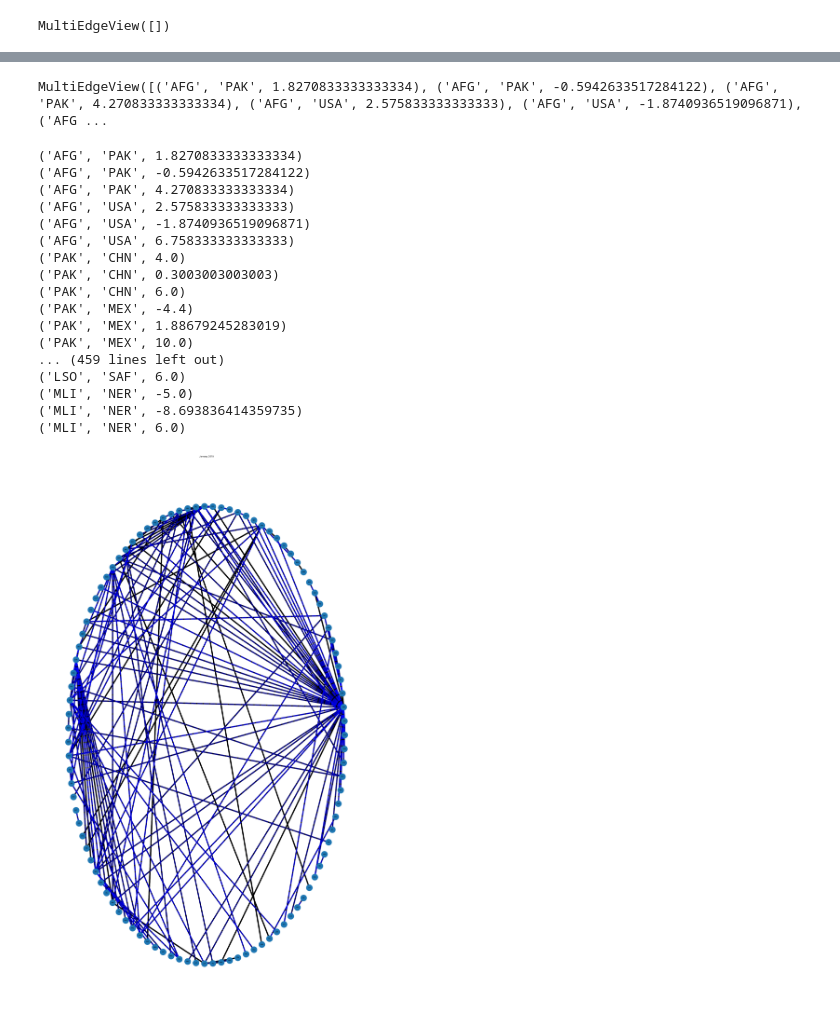
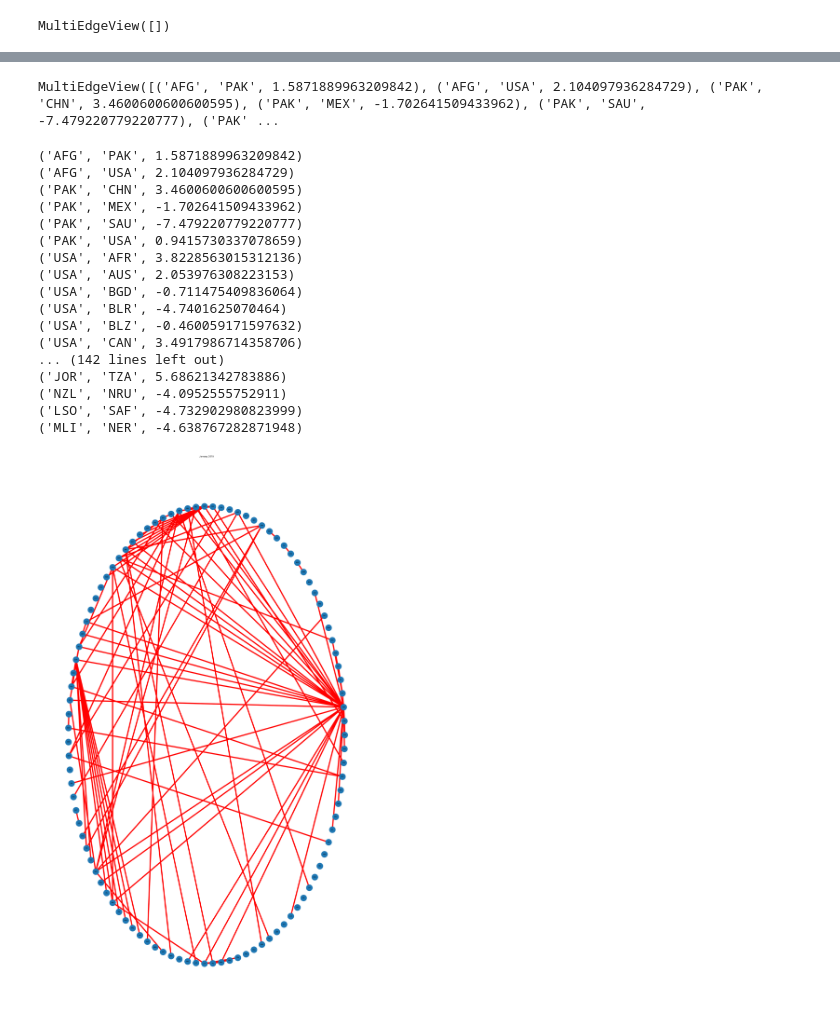
Before and after one commit to marin-o/xai-graphs, a Jupyter notebook: notebooks/graphs.ipynb, the cells around one changed output, grey strips where cells are left out. Cells and saved outputs as stored; diff of their text form; code cells hidden in the pictures.

Commit message:
displaying weight distribution

```diff
--- a/notebooks/graphs.ipynb
+++ b/notebooks/graphs.ipynb
@@ -40,7 +40,9 @@ data[['Actor1CountryCode', 'Actor2CountryCode']] = \
         lambda x: sorted(x), axis=1, result_type='expand'
     )
 # %%
-data = data.groupby(['EventDate', 'Actor1CountryCode',	'Actor2CountryCode'])[['GoldsteinScale_Averaged',	'AvgTone_Averaged', 'NumMentions_averaged', 'NumArticles_averaged']].mean().reset_index()
+data = data.groupby(['EventDate', 'Actor1CountryCode', 'Actor2CountryCode'])[
+    ['GoldsteinScale_Averaged', 'AvgTone_Averaged', 'NumMentions_averaged',
+     'NumArticles_averaged']].mean().reset_index()
 # %%
 data.head(5)
 # %% [output]
@@ -125,57 +130,58 @@ MultiEdgeView([])
 filtered_data = data[data.iloc[:, 0] == '2015-01-31']
 
 for _, row in filtered_data.iterrows():
-    g.add_edge(row.iloc[1], row.iloc[2], row.iloc[3])
-    g.add_edge(row.iloc[1], row.iloc[2], row.iloc[4])
-    g.add_edge(row.iloc[1], row.iloc[2], row.iloc[5])
-    g.add_edge(row.iloc[1], row.iloc[2], row.iloc[6])
+    F = 0.7 * row.iloc[3] + 0.2 * row.iloc[4] + 0.05 * row.iloc[5] + 0.05 * row.iloc[6]
+    g.add_edge(row.iloc[1], row.iloc[2], F)
 # %%
 g.edges
 # %% [output]
-MultiEdgeView([('AFG', 'PAK', 1.8270833333333334), ('AFG', 'PAK', -0.5942633517284122), ('AFG', 'PAK', 4.270833333333334), ('AFG', 'USA', 2.575833333333333), ('AFG', 'USA', -1.8740936519096871), ('AFG ...
+MultiEdgeView([('AFG', 'PAK', 1.5871889963209842), ('AFG', 'USA', 2.104097936284729), ('PAK', 'CHN', 3.4600600600600595), ('PAK', 'MEX', -1.702641509433962), ('PAK', 'SAU', -7.479220779220777), ('PAK' ...
 # %%
-for (u,v,d) in g.edges:
-    print((u,v,d))
+for (u, v, d) in g.edges:
+    print((u, v, d))
 # %% [output]
-('AFG', 'PAK', 1.8270833333333334)
-('AFG', 'PAK', -0.5942633517284122)
-('AFG', 'PAK', 4.270833333333334)
-('AFG', 'USA', 2.575833333333333)
-('AFG', 'USA', -1.8740936519096871)
-('AFG', 'USA', 6.758333333333333)
-('PAK', 'CHN', 4.0)
-('PAK', 'CHN', 0.3003003003003)
-('PAK', 'CHN', 6.0)
-('PAK', 'MEX', -4.4)
-('PAK', 'MEX', 1.88679245283019)
-('PAK', 'MEX', 10.0)
-... (459 lines left out)
-('LSO', 'SAF', 6.0)
-('MLI', 'NER', -5.0)
-('MLI', 'NER', -8.693836414359735)
-('MLI', 'NER', 6.0)
+('AFG', 'PAK', 1.5871889963209842)
+('AFG', 'USA', 2.104097936284729)
+('PAK', 'CHN', 3.4600600600600595)
+('PAK', 'MEX', -1.702641509433962)
+('PAK', 'SAU', -7.479220779220777)
+('PAK', 'USA', 0.9415730337078659)
+('USA', 'AFR', 3.8228563015312136)
+('USA', 'AUS', 2.053976308223153)
+('USA', 'BGD', -0.711475409836064)
+('USA', 'BLR', -4.7401625070464)
+('USA', 'BLZ', -0.460059171597632)
+('USA', 'CAN', 3.4917986714358706)
+... (142 lines left out)
+('JOR', 'TZA', 5.68621342783886)
+('NZL', 'NRU', -4.0952555752911)
+('LSO', 'SAF', -4.732902980823999)
+('MLI', 'NER', -4.638767282871948)
 # %%
-elarge=[(u,v) for (u,v,d) in g.edges if d >0.5]
-esmall=[(u,v) for (u,v,d) in g.edges if d <=0.5]
+# uncomment this line if you want to see the full graph
+# esmall=[(u,v) for (u,v,d) in g.edges if d < 0]
+elarge = [(u, v) for (u, v, d) in g.edges if d >= 0]
 
 plt.figure(figsize=(30, 50))
-pos=nx.circular_layout(g) # positions for all nodes
+pos = nx.circular_layout(g)  # positions for all nodes
 
 # nodes
-nx.draw_networkx_nodes(g,pos,node_size=1000)
+nx.draw_networkx_nodes(g, pos, node_size=1000)
 
 # edges
-nx.draw_networkx_edges(g,pos,edgelist=elarge,
-                    width=6)
-nx.draw_networkx_edges(g,pos,edgelist=esmall,
-                    width=6,alpha=0.5,edge_color='b',style='dashed')
+# uncomment this line if you want to see the full graph
+# nx.draw_networkx_edges(g,pos,edgelist=esmall,
+#                     width=6,alpha=0.5, edge_color='b',style='dashed')
+
+nx.draw_networkx_edges(g, pos, edgelist=elarge,
+                       width=6, edge_color='r', style='solid')
 
 # labels
-nx.draw_networkx_labels(g,pos,font_size=7,font_family='sans-serif')
+nx.draw_networkx_labels(g, pos, font_size=7, font_family='sans-serif')
 
 plt.axis('off')
 plt.title('January 2015')
-plt.savefig("weighted_graph.png") # save as png
-plt.show() # display
+plt.savefig("weighted_graph.png")  # save as png
+plt.show()  # display
 # %% [output]
-[figure, old version]
+[figure, new version]
```
Also changed, not shown: parts of 3 cells of this notebook, 1 other file.
